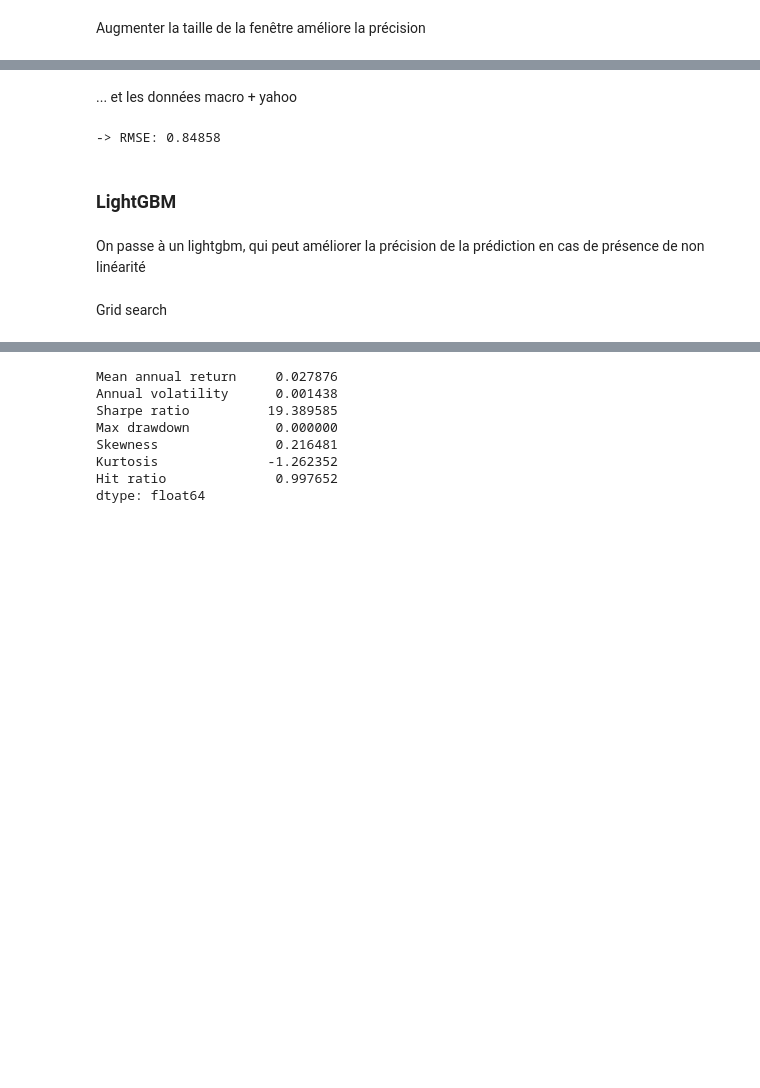
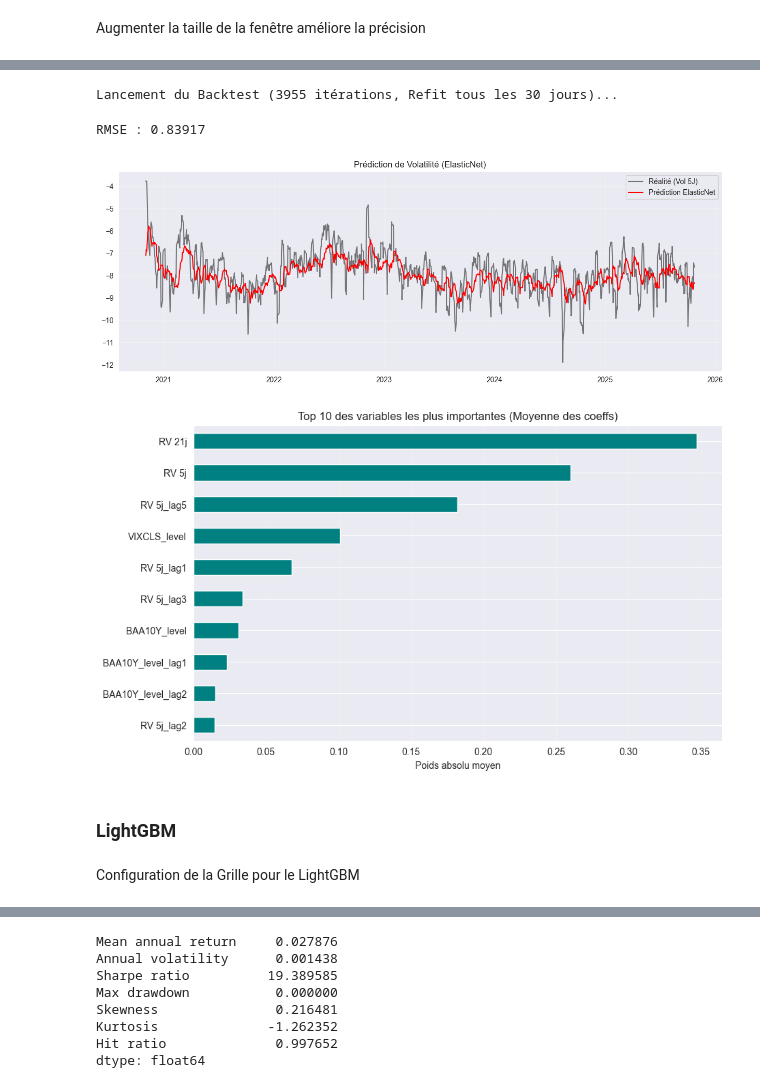
Before and after one commit to AntoninDevalland/Projet_Ml_Momentum, a Jupyter notebook: main_v2.ipynb, the cells around one changed output, grey strips where cells are left out. Cells and saved outputs as stored; diff of their text form; code cells hidden in the pictures; blank space fills up the shorter version.

```diff
--- a/main_v2.ipynb
+++ b/main_v2.ipynb
@@ -407,0 +375,12 @@ Nombre d'observations : 8995
+# %%
+y_shifted = y_target.shift(-5).dropna()
+
+# On garde uniquement les dates présentes dans la cible et dans toutes les dataset
+common_idx = y_shifted.index.intersection(X_lag.index)
+
+# 2. Alignement index commun
+y_aligned = y_shifted.loc[common_idx]
+X_aligned = X_lag.loc[common_idx]
+
+print(f"Période d'analyse : du {common_idx[0].date()} au {common_idx[-1].date()}")
+print(f"Nombre d'observations : {len(common_idx)}")
@@ -1292,23 +1257,42 @@ print(f"-> RMSE: {rmse:.5f}")
-# %% [markdown]
-... et les données macro + yahoo
-# %%
-res_en = sklearn_walk_forward(
-    model=setup_en,
-    X=X_full_aligned,
-    y=y_aligned,
-    min_train_size=5000,
-    rolling_window=True,
-    gap=5,
-    refit_step=30
-    )
-
-rmse = np.sqrt(mean_squared_error(res_en["Actual"], res_en["Pred"]))
-print(f"-> RMSE: {rmse:.5f}")
-# %% [output]
--> RMSE: 0.84858
+# %%
+df_res, df_imp = sklearn_walk_forward(
+    model=setup_en,
+    X=X_aligned,
+    y=y_aligned,
+    min_train_size=20*252,
+    rolling_window=True,
+    gap=4,
+    refit_step=30
+)
+
+rmse = np.sqrt(mean_squared_error(df_res["Actual"], df_res["Pred"]))
+print(f"RMSE : {rmse:.5f}")
+# %% [output]
+Lancement du Backtest (3955 itérations, Refit tous les 30 jours)...
+RMSE : 0.83917
+# %%
+plt.figure(figsize=(15, 5))
+plt.plot(df_res.index[-1250:], df_res["Actual"].iloc[-1250:], label="Réalité (Vol 5J)", color="black", alpha=0.5)
+plt.plot(df_res.index[-1250:], df_res["Pred"].iloc[-1250:], label="Prédiction ElasticNet", color="red", linewidth=1.5)
+plt.title("Prédiction de Volatilité (ElasticNet)")
+plt.legend()
+plt.grid(True, alpha=0.3)
+plt.show()
+
+
+
+top_features = df_imp.abs().mean().sort_values(ascending=False).head(10)
+plt.figure(figsize=(10, 6))
+top_features.plot(kind='barh', color='teal')
+plt.title("Top 10 des variables les plus importantes (Moyenne des coeffs)")
+plt.gca().invert_yaxis()
+plt.xlabel("Poids absolu moyen")
+plt.grid(axis='x', alpha=0.3)
+plt.show()
+# %% [output]
+[figure, added]
+[figure, added]
 # %% [markdown]
 ### LightGBM
 # %% [markdown]
-On passe à un lightgbm, qui peut améliorer la précision de la prédiction en cas de présence de non linéarité
+Configuration de la Grille pour le LightGBM
-# %% [markdown]
-Grid search
```
Also changed, not shown: parts of 74 cells of this notebook, 1 other file.
